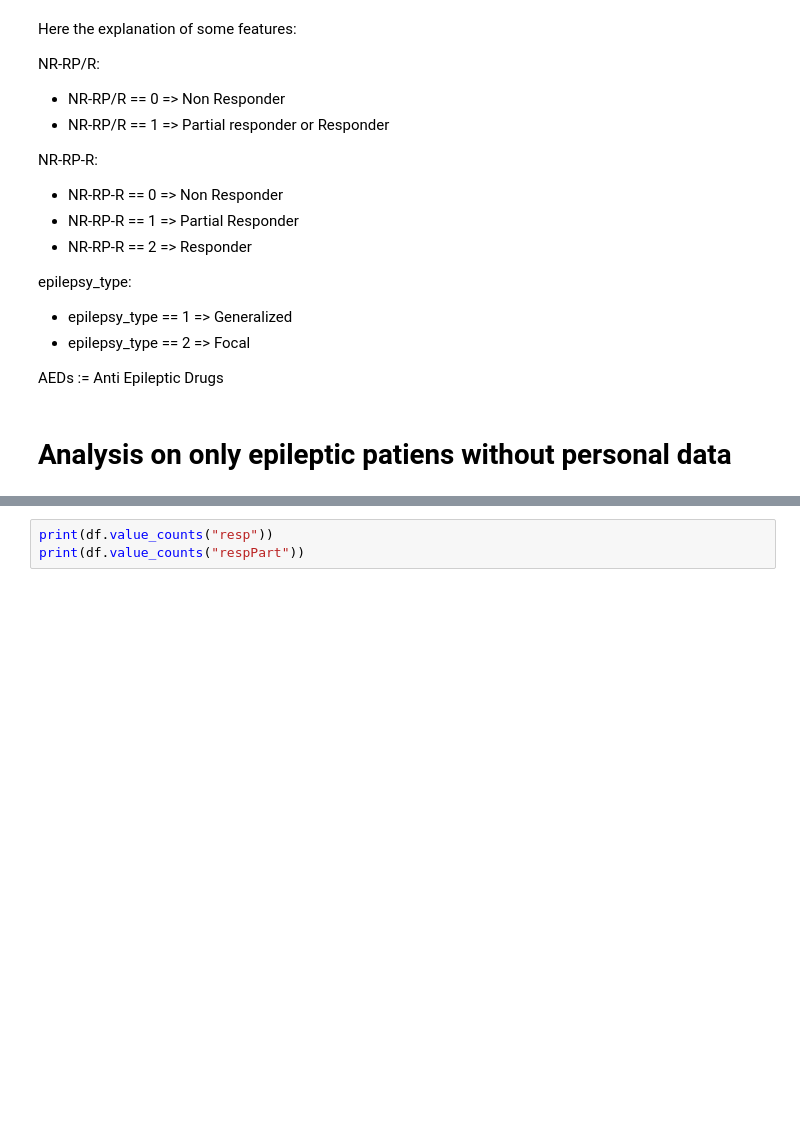
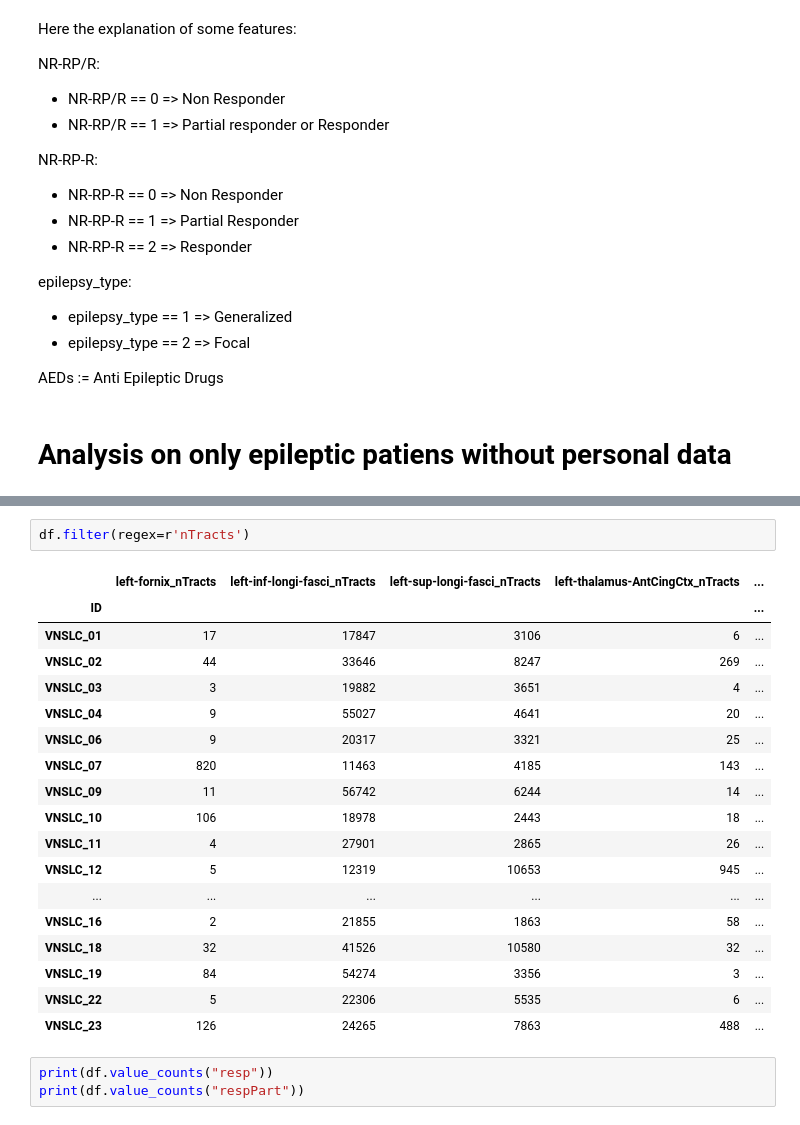
Before and after one commit to PiLAB-Medical-Imaging/TFE23-740_Epilepsy, a Jupyter notebook: src/analysis.ipynb, the cells around one changed output, grey strips where cells are left out. Drawn from its saved outputs; the diff is of its cells as text; blank space fills up the shorter version.

```diff
--- a/src/analysis.ipynb
+++ b/src/analysis.ipynb
@@ -147,3 +175,24 @@ NameError: name 'pd' is not defined
+# %%
+df.filter(regex=r'nTracts')
+# %% [output]
+|  | left-fornix_nTracts | left-inf-longi-fasci_nTracts | left-sup-longi-fasci_nTracts | left-thalamus-AntCingCtx_nTracts | ... |
+| ID |  |  |  |  | ... |
+| VNSLC_01 | 17 | 17847 | 3106 | 6 | ... |
+| VNSLC_02 | 44 | 33646 | 8247 | 269 | ... |
+| VNSLC_03 | 3 | 19882 | 3651 | 4 | ... |
+| VNSLC_04 | 9 | 55027 | 4641 | 20 | ... |
+| VNSLC_06 | 9 | 20317 | 3321 | 25 | ... |
+| VNSLC_07 | 820 | 11463 | 4185 | 143 | ... |
+| VNSLC_09 | 11 | 56742 | 6244 | 14 | ... |
+| VNSLC_10 | 106 | 18978 | 2443 | 18 | ... |
+| VNSLC_11 | 4 | 27901 | 2865 | 26 | ... |
+| VNSLC_12 | 5 | 12319 | 10653 | 945 | ... |
+| ... | ... | ... | ... | ... | ... |
+| VNSLC_16 | 2 | 21855 | 1863 | 58 | ... |
+| VNSLC_18 | 32 | 41526 | 10580 | 32 | ... |
+| VNSLC_19 | 84 | 54274 | 3356 | 3 | ... |
+| VNSLC_22 | 5 | 22306 | 5535 | 6 | ... |
+| VNSLC_23 | 126 | 24265 | 7863 | 488 | ... |
 # %%
 print(df.value_counts("resp"))
 print(df.value_counts("respPart"))
```
Also changed, not shown: parts of 2 cells of this notebook, 2 other files.
